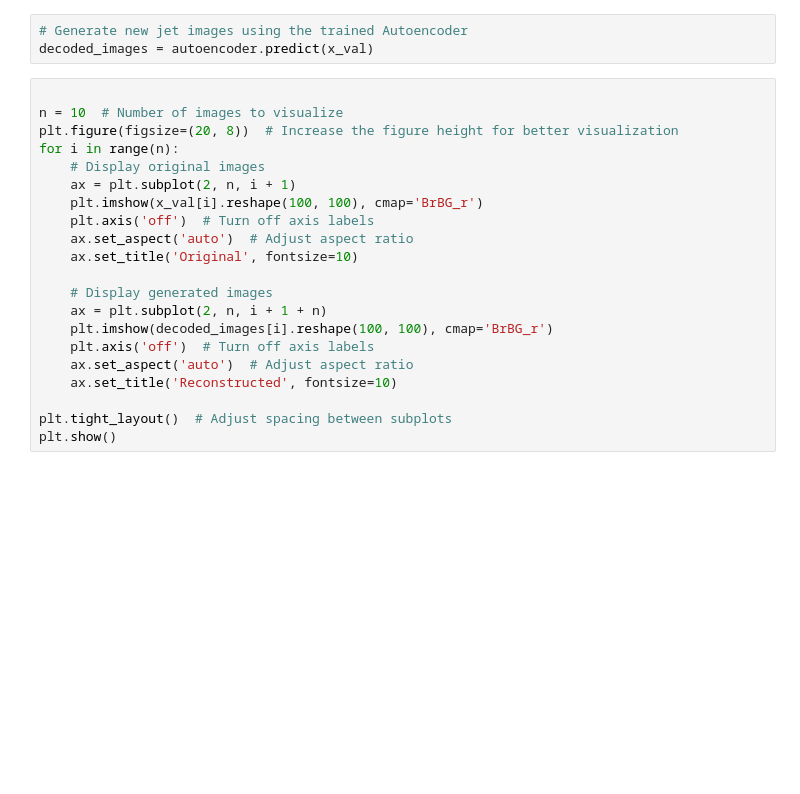
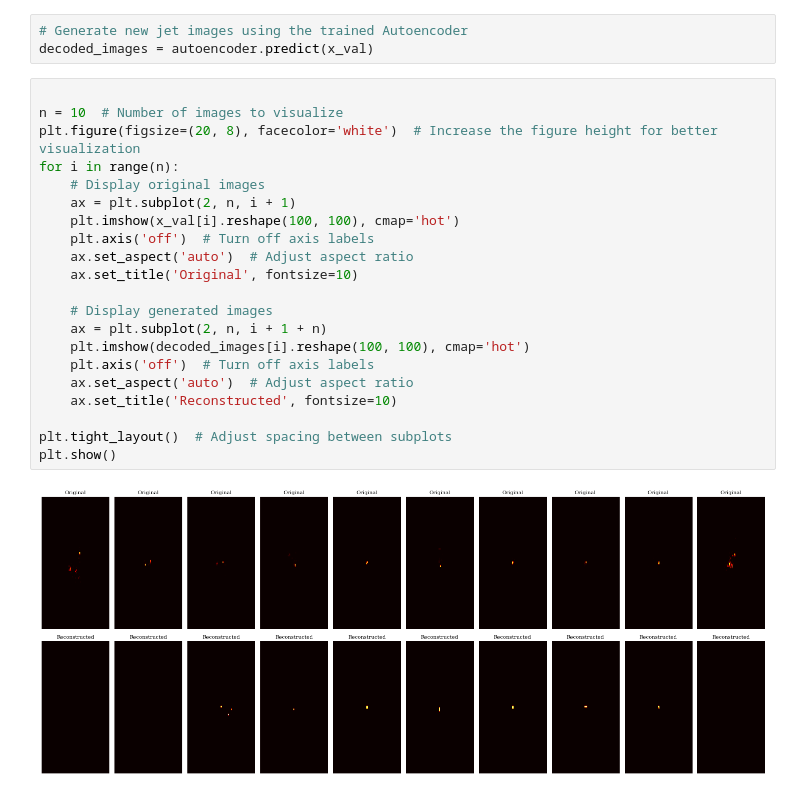
Before and after one commit to raj2022/SSI_Projects, a Jupyter notebook: project_SSI/Auto Encoder(AE).ipynb, the cells around one changed output. Saved outputs shown, nothing was run; the diff lists cells and outputs as text; blank space fills up the shorter version.

```diff
--- a/project_SSI/Auto Encoder(AE).ipynb
+++ b/project_SSI/Auto Encoder(AE).ipynb
@@ -321,21 +343,23 @@ decoded_images = autoencoder.predict(x_val)
 # %%
 
 n = 10  # Number of images to visualize
-plt.figure(figsize=(20, 8))  # Increase the figure height for better visualization
+plt.figure(figsize=(20, 8), facecolor='white')  # Increase the figure height for better visualization
 for i in range(n):
     # Display original images
     ax = plt.subplot(2, n, i + 1)
-    plt.imshow(x_val[i].reshape(100, 100), cmap='BrBG_r')
+    plt.imshow(x_val[i].reshape(100, 100), cmap='hot')
     plt.axis('off')  # Turn off axis labels
     ax.set_aspect('auto')  # Adjust aspect ratio
     ax.set_title('Original', fontsize=10)
 
     # Display generated images
     ax = plt.subplot(2, n, i + 1 + n)
-    plt.imshow(decoded_images[i].reshape(100, 100), cmap='BrBG_r')
+    plt.imshow(decoded_images[i].reshape(100, 100), cmap='hot')
     plt.axis('off')  # Turn off axis labels
     ax.set_aspect('auto')  # Adjust aspect ratio
     ax.set_title('Reconstructed', fontsize=10)
 
 plt.tight_layout()  # Adjust spacing between subplots
 plt.show()
+# %% [output]
+[figure, added]
```
Also changed, not shown: parts of 9 cells of this notebook, 1 other file.
